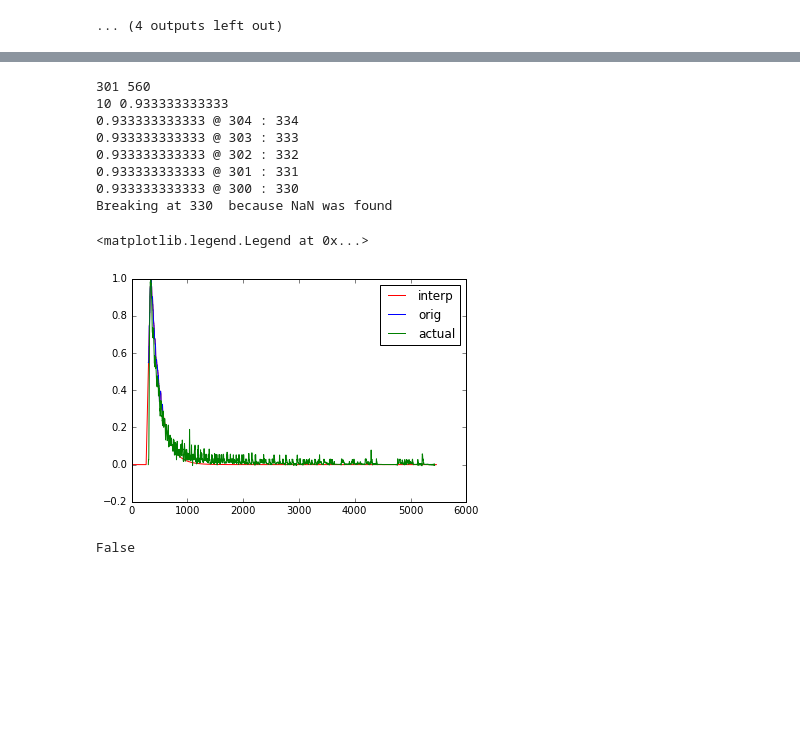
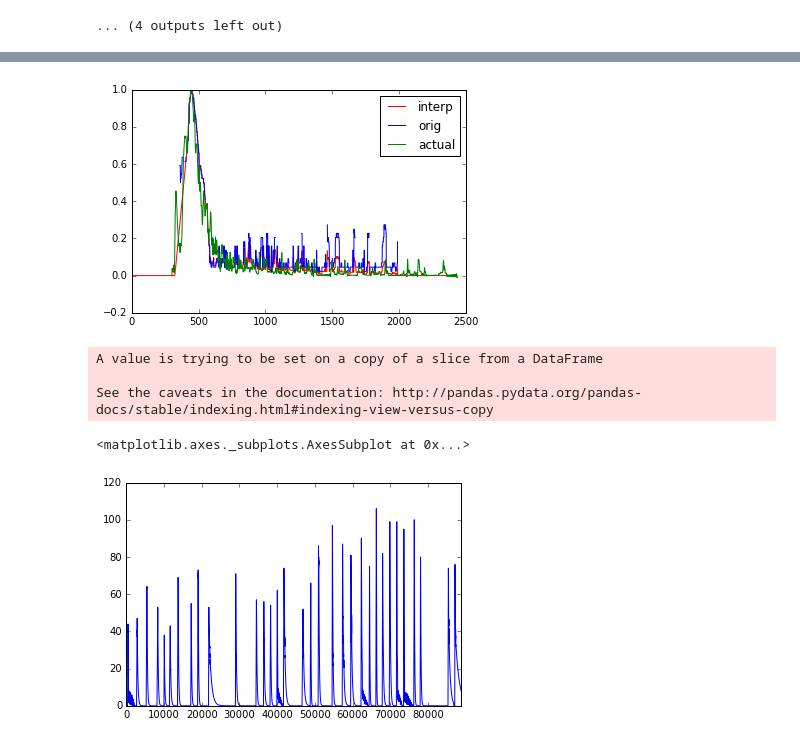
Before and after one commit to SMU-Ubicomp-Lab/OpenSpirometryAnalysis, a Jupyter notebook: PredictFlowRateAnalysis.ipynb, the cells around one changed output, grey strips where cells are left out. Drawn from its saved outputs; the diff is of its cells as text; code cells hidden in the pictures; blank space fills up the shorter version.

```diff
--- a/PredictFlowRateAnalysis.ipynb
+++ b/PredictFlowRateAnalysis.ipynb
@@ -95,6 +188,4 @@ ValueError: Input contains NaN, infinity or a value too large for dtype('float64
 # %%
-from scipy.interpolate import interp1d
-from scipy.signal import medfilt
 def nan_interp(y):
     y = np.copy(y)
     y[0]=0.0
@@ -120,7 +211,7 @@ def nan_interp(y):
             last_finite = i
             break
 
-    print first_finite, last_finite
+#     print first_finite, last_finite
 
     # MID
     x_mid = x[first_finite + 1 : last_finite]
@@ -141,27 +232,4 @@ def nan_interp(y):
     # BACK
     y = fit_tail(exponential_tail, np.copy(y), peak_idx, len(y))
 
-    return y
-
-
-PWG = df.PWG[5000*6]
-y = np.copy(df[df.PWG==PWG]['vortex'].values)
-flow = np.copy(df[df.PWG==PWG]['flow'].values)
-# ynew = y
-ynew = nan_interp(np.copy(y))
-
-plt.plot(ynew/ynew.max(),'r',label='interp')
-plt.plot(y/np.nanmax(y), label='orig')
-plt.plot(flow/np.nanmax(flow), 'g', label='actual')
-plt.legend()
+    return y, zeros_added
-# %% [output]
-301 560
-10 0.933333333333
-0.933333333333 @ 304 : 334
-0.933333333333 @ 303 : 333
-0.933333333333 @ 302 : 332
-0.933333333333 @ 301 : 331
-0.933333333333 @ 300 : 330
-Breaking at 330  because NaN was found
-<matplotlib.legend.Legend at 0x...>
-[figure, removed]
@@ -295,4 +235,0 @@ def fit_head(y, peak_idx, first_finite):
-# %%
-np.nanmean([np.nan,np.nan,np.nan,np.nan,np.nan,])>0
-# %% [output]
-False
@@ -298,0 +241,35 @@ False
+# %%
+i = 0
+# %%
+
+PWG = df.PWG[5000*i]
+y = np.copy(df[df.PWG==PWG]['vortex'].values)
+flow = np.copy(df[df.PWG==PWG]['flow'].values)
+
+ynew,_ = nan_interp(np.copy(y))
+
+plt.plot(ynew/ynew.max(),'r',label='interp')
+plt.plot(y/np.nanmax(y), label='orig')
+plt.plot(flow/np.nanmax(flow), 'g', label='actual')
+plt.legend()
+i = i+1
+# %% [output]
+[figure, added]
+# %%
+df['imputed_vortex'] = np.ones(df.vortex.shape)
+pwgs = df.PWG.unique()
+for PWG in pwgs:
+    y = np.copy(df[df.PWG==PWG]['vortex'].values)
+    flow = np.copy(df[df.PWG==PWG]['flow'].values)
+    y, addzeros = nan_interp(np.copy(y))
+    y = y[addzeros:]
+    df.imputed_vortex[df.PWG==PWG] = y
+# %% [output]
+A value is trying to be set on a copy of a slice from a DataFrame
+
+See the caveats in the documentation: http://pandas.pydata.org/pandas-docs/stable/indexing.html#indexing-view-versus-copy
+# %%
+df.imputed_vortex.plot()
+# %% [output]
+<matplotlib.axes._subplots.AxesSubplot at 0x...>
+[figure, added]
```
Also changed, not shown: parts of 16 cells of this notebook, 2 other files.
